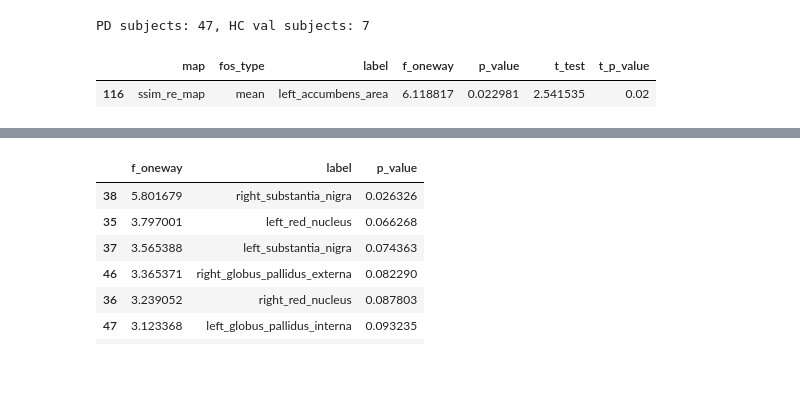
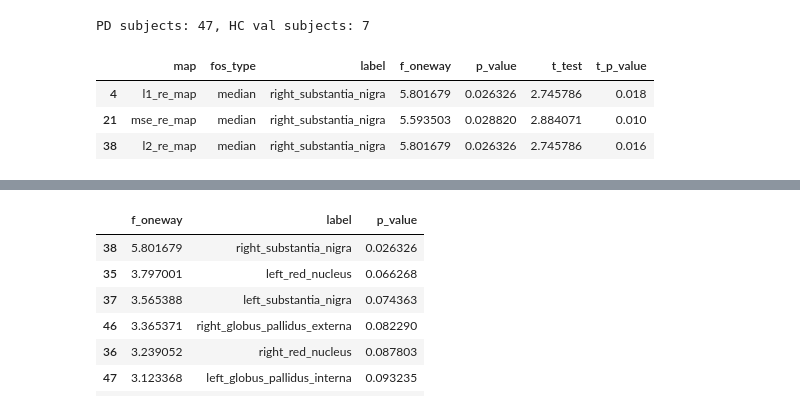
Before and after one commit to alexCortinaU/parkinson_classification, a Jupyter notebook: proc_xai_maps.ipynb, the cells around one changed output, grey strips where cells are left out. Cells and saved outputs as stored; diff of their text form; code cells hidden in the pictures; blank space fills up the shorter version.

```diff
--- a/proc_xai_maps.ipynb
+++ b/proc_xai_maps.ipynb
@@ -438,6 +552,6 @@ else:
 # %%
 # maps = ['l1_re_map', 'mse_re_map', 'l2_re_map', 'ssim_re_map']
-fos_type = 'mean'
+fos_type = 'median'
 test_stats = []
 for map in maps:
     for label in dfs.label.unique():
@@ -492,32 +606,35 @@ else:
                     11: 'left_caudate',
                     12: 'left_putamen',
                     13: 'left_pallidum',
                     14: 'third_ventricle',
                     15: 'fourth_ventricle',
                     16: 'brain_stem',
                     17: 'left_hippocampus',
                     18: 'left_amygdala',
                     24: 'csf',
                     26: 'left_accumbens_area',
                     28: 'left_ventral_diencephalon',
                     41: 'right_cerebral_white_matter',
                     42: 'right_cerebral_cortex',
                     43: 'right_lateral_ventricle',
                     44: 'right_inferior_lateral_ventricle',
                     46: 'right_cerebellum_white_matter',
                     47: 'right_cerebellum_cortex',
                     49: 'right_thalamus',
                     50: 'right_caudate',
                     51: 'right_putamen',
                     52: 'right_pallidum',
                     53: 'right_hippocampus',
                     54: 'right_amygdala',
                     58: 'right_accumbens_area',
                     60: 'right_ventral_diencephalon'}
     test_stats.label.replace(replace_dict, inplace=True)
 
 alpha = 0.05
-test_stats.loc[(test_stats.p_value < alpha) & (test_stats.t_p_value < alpha), :]
+bestfos = test_stats.loc[(test_stats.p_value < alpha) & (test_stats.t_p_value < alpha), :]
+bestfos
 # %% [output]
 |  | map | fos_type | label | f_oneway | p_value | t_test | t_p_value |
-| 116 | ssim_re_map | mean | left_accumbens_area | 6.118817 | 0.022981 | 2.541535 | 0.02 |
+| 4 | l1_re_map | median | right_substantia_nigra | 5.801679 | 0.026326 | 2.745786 | 0.018 |
+| 21 | mse_re_map | median | right_substantia_nigra | 5.593503 | 0.028820 | 2.884071 | 0.010 |
+| 38 | l2_re_map | median | right_substantia_nigra | 5.801679 | 0.026326 | 2.745786 | 0.016 |
```
Also changed, not shown: parts of 26 cells of this notebook, 1 other file.
